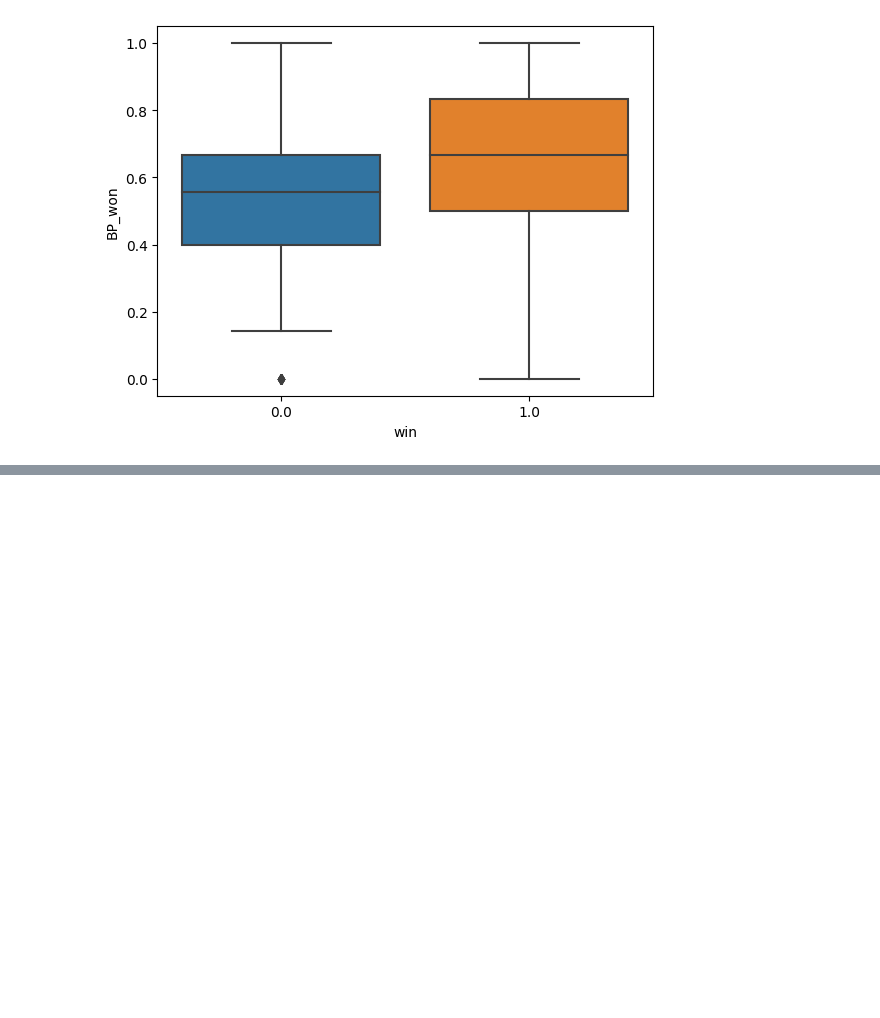
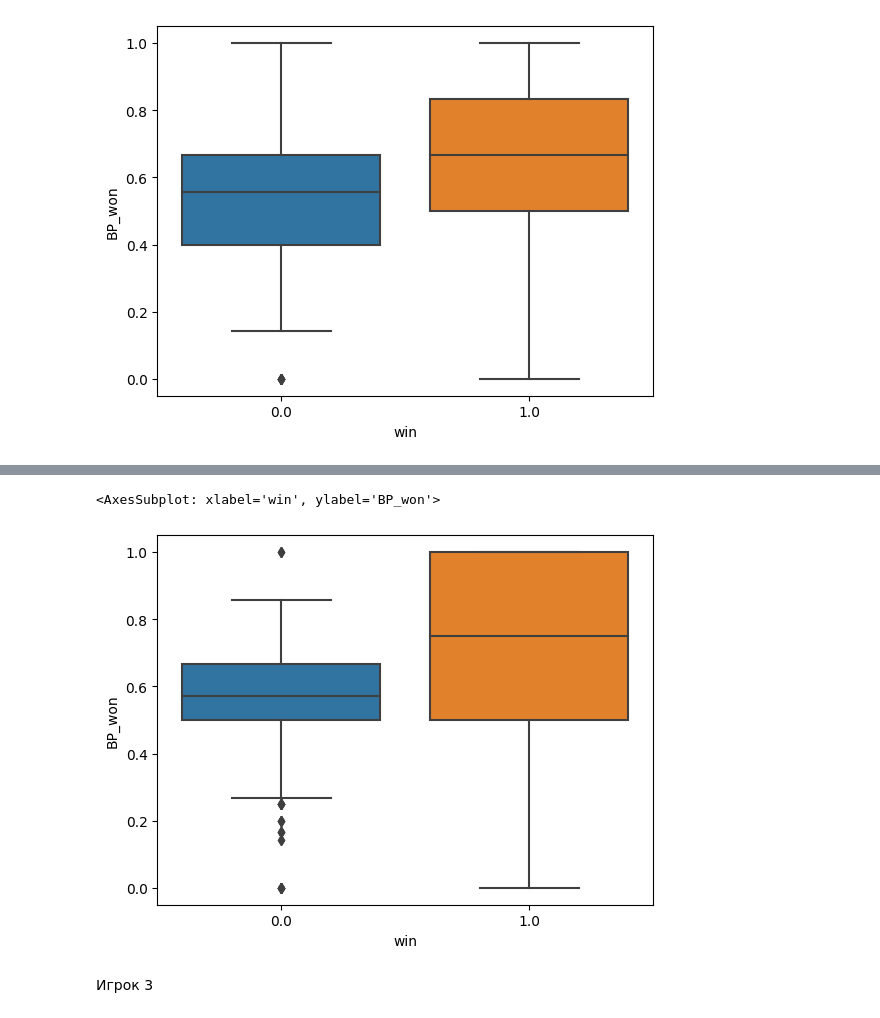
Before and after one commit to MarinaGrad/SF-data-science22, a Jupyter notebook: homework/Tennis_homework/tennis_notebook_MGHW.ipynb, the cells around one changed output, grey strips where cells are left out. Cells and saved outputs as stored; diff of their text form; code cells hidden in the pictures; blank space fills up the shorter version.

```diff
--- a/homework/Tennis_homework/tennis_notebook_MGHW.ipynb
+++ b/homework/Tennis_homework/tennis_notebook_MGHW.ipynb
@@ -193,0 +207,17 @@ sns.boxplot(data=BP_data, x='win', y='BP_won')
+# %%
+federer_bPlose = pd.concat([(federer_lose['l_bpSaved']/federer_lose['l_bpFaced']).reset_index(drop=True),
+                       pd.Series(np.zeros_like(federer_lose['l_bpSaved']), name='win')], axis=1)
+# %%
+federer_bPlose = federer_bPlose.rename(columns={0: 'BP_won'})
+# %%
+BP_data_federer = pd.concat([federer_bPwin, federer_bPlose])
+# %%
+BP_data_federer = BP_data_federer.reset_index(drop=True)
+BP_data_federer
+# %%
+sns.boxplot(data=BP_data_federer, x='win', y='BP_won')
+# %% [output]
+<AxesSubplot: xlabel='win', ylabel='BP_won'>
+[figure, added]
+# %% [markdown]
+Игрок 3
```
Also changed, not shown: parts of 26 cells of this notebook.
